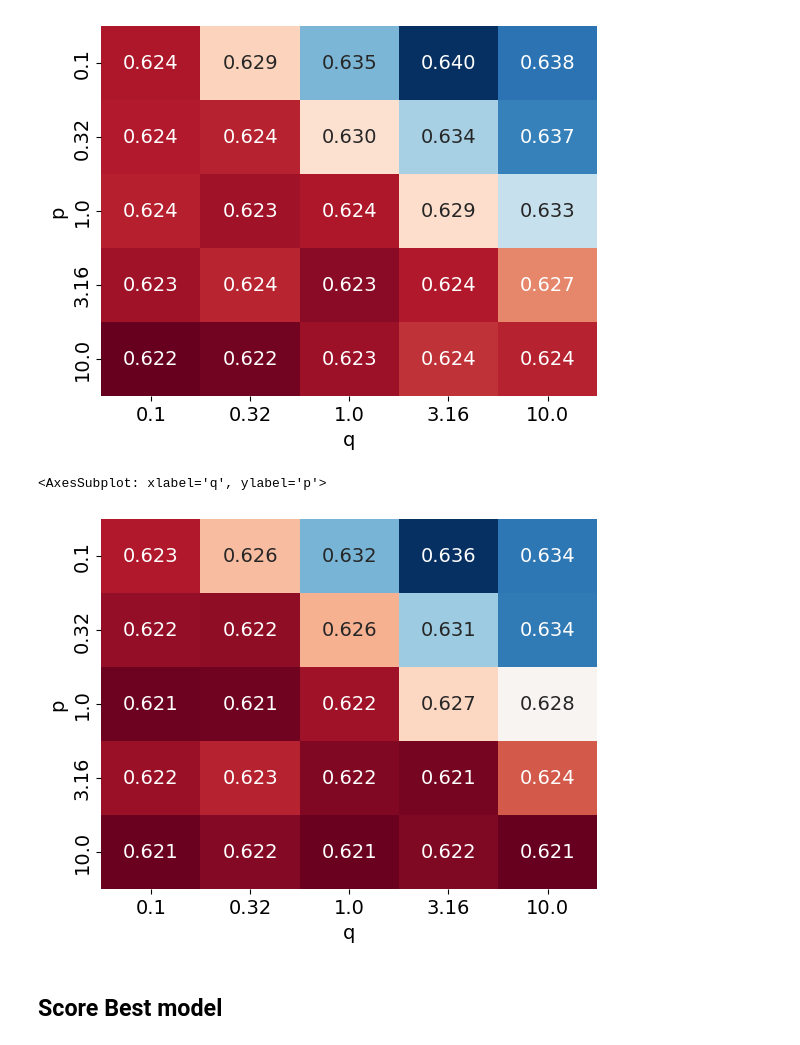
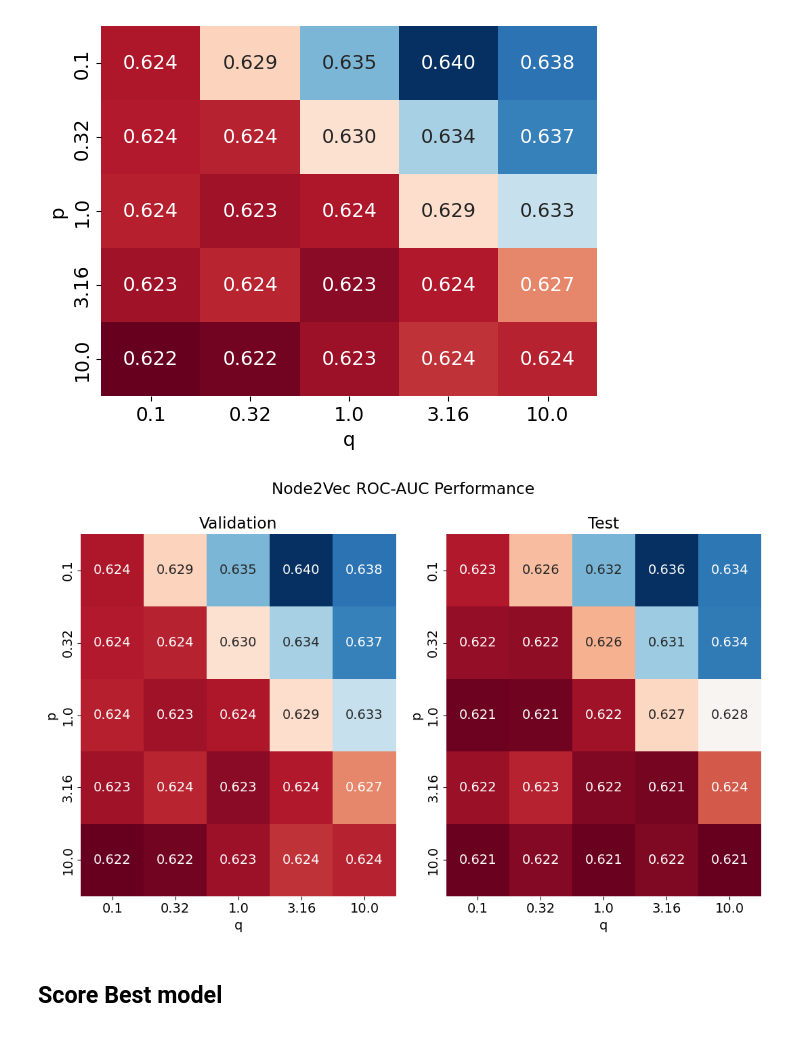
Before and after one commit to caiolmart/node-concordance, a Jupyter notebook: notebooks/gamma_function/arxiv/07-1-positional_node2vec_omega_function.ipynb, the cells around one changed output. Saved outputs shown, nothing was run; the diff lists cells and outputs as text; code cells hidden in the pictures.

```diff
--- a/notebooks/gamma_function/arxiv/07-1-positional_node2vec_omega_function.ipynb
+++ b/notebooks/gamma_function/arxiv/07-1-positional_node2vec_omega_function.ipynb
@@ -249,7 +257,10 @@ std_loss_val_dict = {}
 full_metrics_list = []
 for params in param_grid:
     param_tuple = tuple(params.items())
-    metrics = PositionalOmegaNode2Vec.read_metrics(**params)
+    metrics = PositionalOmegaNode2Vec.read_metrics(
+        dataset='ogbn-arxiv',
+        **params
+    )
     full_metrics_list.append(metrics)
     mean_df = metrics.groupby(['epoch'])[['auc_val', 'loss_val']].mean()
     max_df = metrics.groupby(['epoch'])[['auc_val', 'loss_val']].mean()
@@ -314,16 +325,39 @@ sns.heatmap(
 # %% [output]
 <AxesSubplot: xlabel='q', ylabel='p'>
 [figure]
-# %%
-sns.heatmap(
-    full_metrics_df.groupby(['p', 'q'])['auc_test'].max().unstack('q'),
-    cmap='RdBu',
-    annot=True,
-    cbar=False,
-    fmt='.3f')
-# %% [output]
-<AxesSubplot: xlabel='q', ylabel='p'>
-[figure, removed]
+# %%
+fig, (ax1, ax2) = plt.subplots(1, 2, figsize=(11, 7))
+
+fig.suptitle('Node2Vec ROC-AUC Performance')
+
+sns.heatmap(
+    full_metrics_df.groupby(['p', 'q'])['auc_val'].max().unstack('q'),
+    cmap='RdBu',
+    annot=True,
+    cbar=False,
+    fmt='.3f',
+    ax=ax1
+)
+
+ax1.set_title('Validation')
+
+
+sns.heatmap(
+    full_metrics_df.groupby(['p', 'q'])['auc_test'].max().unstack('q'),
+    cmap='RdBu',
+    annot=True,
+    cbar=False,
+    fmt='.3f',
+    ax=ax2,
+)
+
+ax2.set_title('Test')
+
+plt.tight_layout()
+
+plt.savefig(f'reports/images/positional_omega_node2vec_rocauc_summary.pdf')
+# %% [output]
+[figure, added]
 # %% [markdown]
 ## Score Best model
 # %%
```
Also changed, not shown: parts of 7 cells of this notebook, 3 other files.
